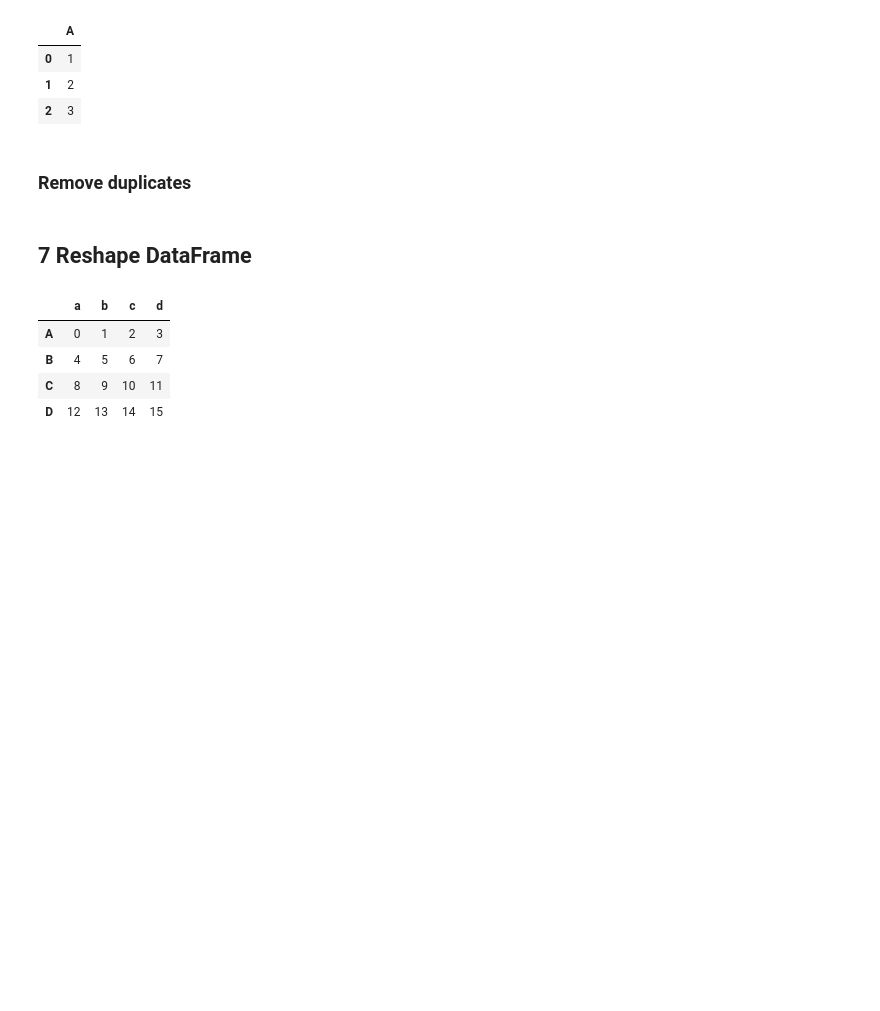
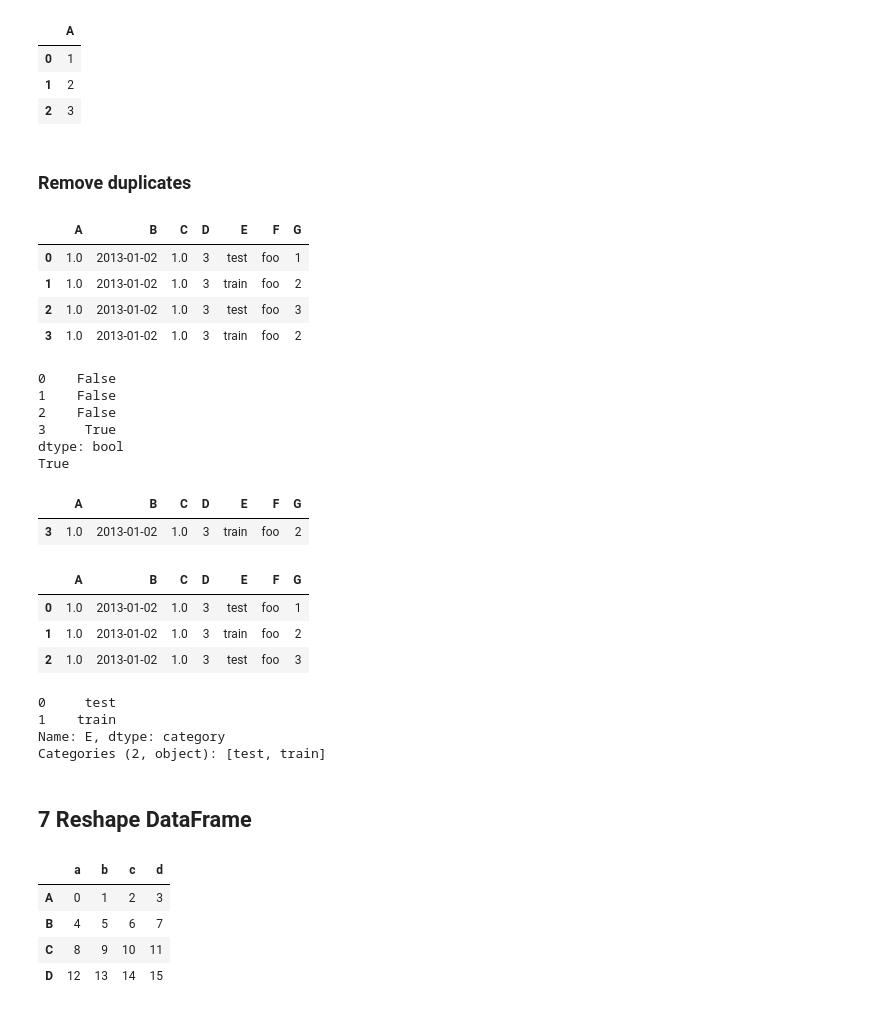
Before and after one commit to MarkHallett/-CoLab, a Jupyter notebook: Pandas.ipynb, the cells around one changed output. Saved outputs shown, nothing was run; the diff lists cells and outputs as text; code cells hidden in the pictures; blank space fills up the shorter version.

```diff
--- a/Pandas.ipynb
+++ b/Pandas.ipynb
@@ -488,6 +488,57 @@ df.dropna(how='any') # all values are NaN
 | 2 | 3 |
 # %% [markdown]
 ### Remove duplicates
+# %%
+dfd = pd.DataFrame(
+              { 'A' : 1., # All one vlaue
+                'B' : pd.Timestamp('20130102'),   # date
+                'C ' :pd.Series(1,index=list(range(4)),dtype='float32'), # series
+                'D' : np.array([3] * 4,dtype='int32'), # array
+                'E' : pd.Categorical(["test","train","test","train"]),
+                'F' : 'foo',
+                'G' : [1,2,3,2]  # list
+              })
+dfd
+# %% [output]
+|  | A | B | C | D | E | F | G |
+| 0 | 1.0 | 2013-01-02 | 1.0 | 3 | test | foo | 1 |
+| 1 | 1.0 | 2013-01-02 | 1.0 | 3 | train | foo | 2 |
+| 2 | 1.0 | 2013-01-02 | 1.0 | 3 | test | foo | 3 |
+| 3 | 1.0 | 2013-01-02 | 1.0 | 3 | train | foo | 2 |
+# %%
+# to find out if there are duplicated rows
+print (dfd.duplicated())
+print (dfd.duplicated().any() )
+# %% [output]
+0    False
+1    False
+2    False
+3     True
+dtype: bool
+True
+# %%
+# to see the duplicated rows
+dfd[dfd.duplicated()]
+# %% [output]
+|  | A | B | C | D | E | F | G |
+| 3 | 1.0 | 2013-01-02 | 1.0 | 3 | train | foo | 2 |
+# %%
+# remove duplicates
+dfd.drop_duplicates(inplace=True)
+dfd
+# %% [output]
+|  | A | B | C | D | E | F | G |
+| 0 | 1.0 | 2013-01-02 | 1.0 | 3 | test | foo | 1 |
+| 1 | 1.0 | 2013-01-02 | 1.0 | 3 | train | foo | 2 |
+| 2 | 1.0 | 2013-01-02 | 1.0 | 3 | test | foo | 3 |
+# %%
+# can be used to find unique values in a column
+dfd['E'].drop_duplicates()
+# %% [output]
+0     test
+1    train
+Name: E, dtype: category
+Categories (2, object): [test, train]
 # %% [markdown]
 ## 7 Reshape DataFrame
 # %%
```
Also changed, not shown: parts of 10 cells of this notebook.
